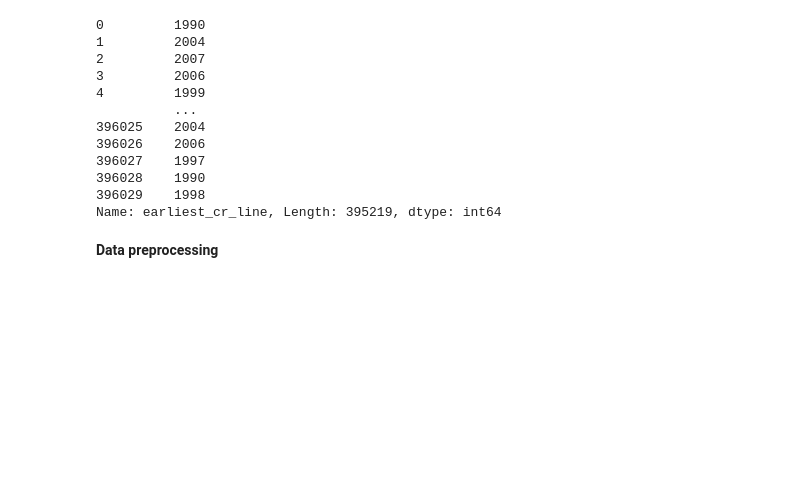
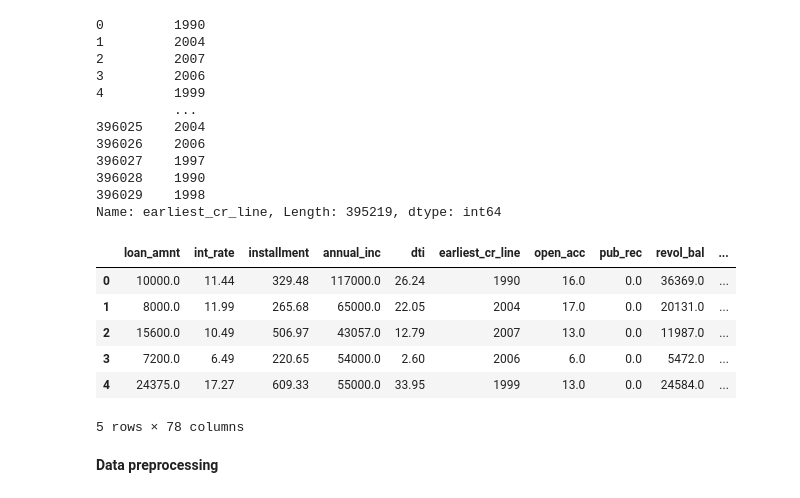
Before and after one commit to SimonNagy/ref-machine-learning-python, a Jupyter notebook: neural-networks-tensorflowkeras/loan-analysis-tensorflow/loan-project.ipynb, the cells around one changed output. Cells and saved outputs as stored; diff of their text form; code cells hidden in the pictures; blank space fills up the shorter version.

```diff
--- a/neural-networks-tensorflowkeras/loan-analysis-tensorflow/loan-project.ipynb
+++ b/neural-networks-tensorflowkeras/loan-analysis-tensorflow/loan-project.ipynb
@@ -528,6 +528,22 @@ df['earliest_cr_line']
 396028    1990
 396029    1998
 Name: earliest_cr_line, Length: 395219, dtype: int64
+# %%
+df = df.drop('grade',axis=1)
+# %%
+subgrade_dummies = pd.get_dummies(df['sub_grade'],drop_first=True)
+# %%
+df = pd.concat([df.drop('sub_grade',axis=1),subgrade_dummies],axis=1)
+# %%
+df.head(5)
+# %% [output]
+|  | loan_amnt | int_rate | installment | annual_inc | dti | earliest_cr_line | open_acc | pub_rec | revol_bal | ... |
+| 0 | 10000.0 | 11.44 | 329.48 | 117000.0 | 26.24 | 1990 | 16.0 | 0.0 | 36369.0 | ... |
+| 1 | 8000.0 | 11.99 | 265.68 | 65000.0 | 22.05 | 2004 | 17.0 | 0.0 | 20131.0 | ... |
+| 2 | 15600.0 | 10.49 | 506.97 | 43057.0 | 12.79 | 2007 | 13.0 | 0.0 | 11987.0 | ... |
+| 3 | 7200.0 | 6.49 | 220.65 | 54000.0 | 2.60 | 2006 | 6.0 | 0.0 | 5472.0 | ... |
+| 4 | 24375.0 | 17.27 | 609.33 | 55000.0 | 33.95 | 1999 | 13.0 | 0.0 | 24584.0 | ... |
+5 rows × 78 columns
 # %% [markdown]
 **Data preprocessing**
 # %%
```
Also changed, not shown: parts of 3 cells of this notebook.
